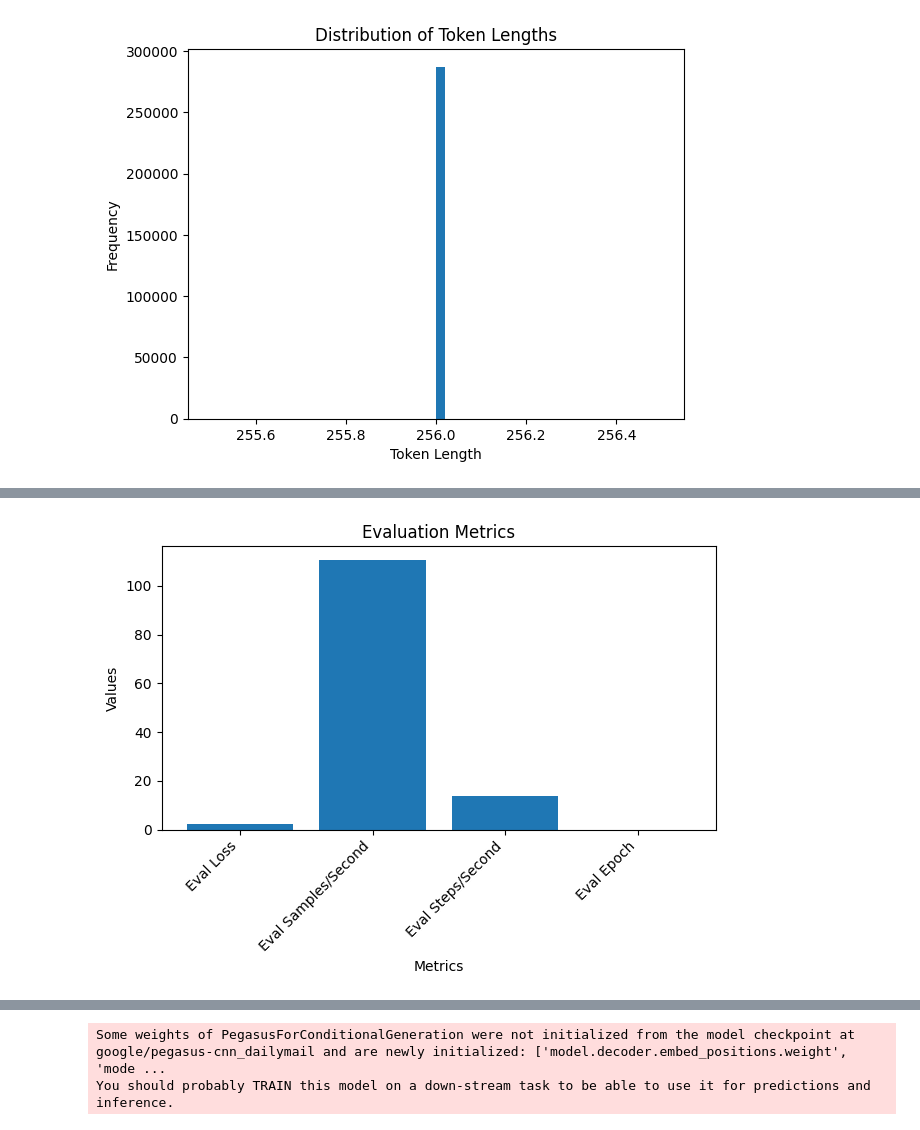
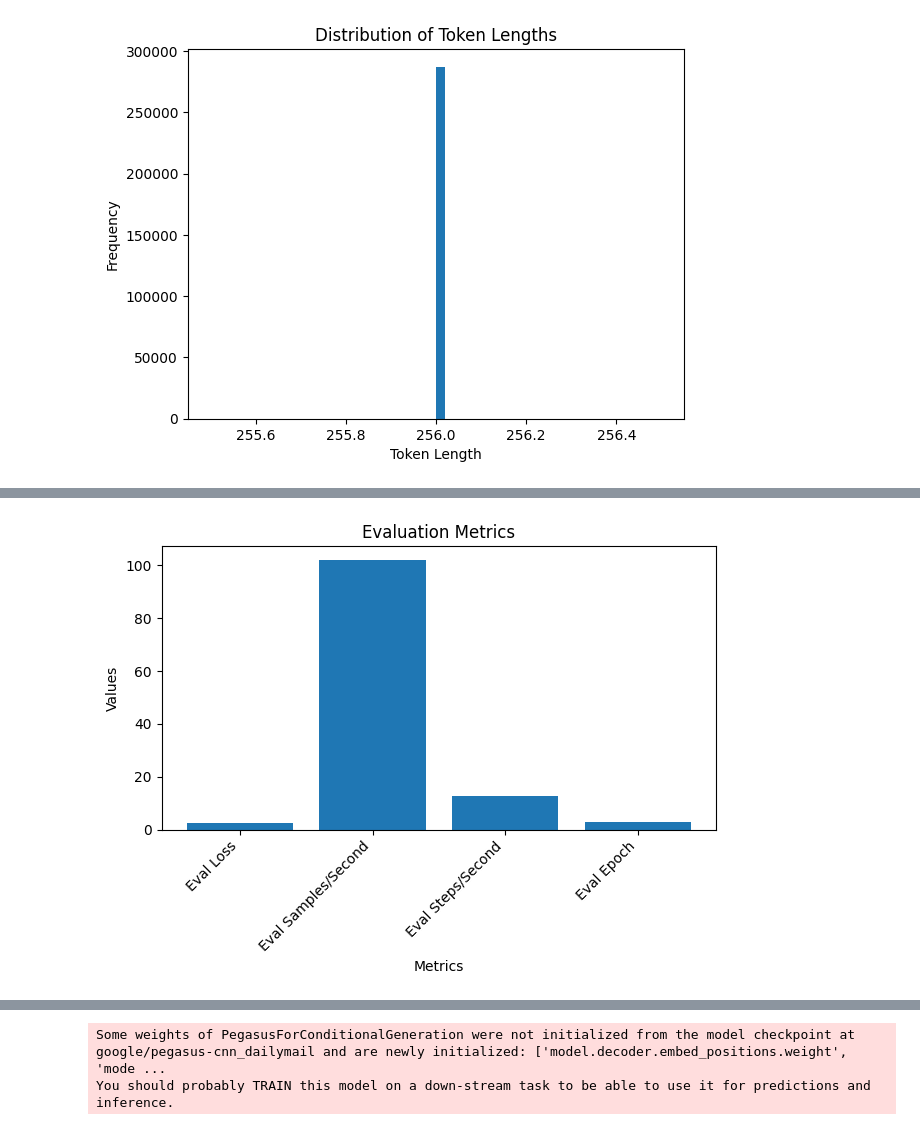
Before and after one commit to khp53/EssenceExtract---Summarize-a-long-article-using-BART, a Jupyter notebook: EssenceExtract_Summarize_a_long_article_using_BART.ipynb, the cells around one changed output, grey strips where cells are left out. Cells and saved outputs as stored; diff of their text form; code cells hidden in the pictures.

Commit message:
completed and exported pickled model

```diff
--- a/EssenceExtract_Summarize_a_long_article_using_BART.ipynb
+++ b/EssenceExtract_Summarize_a_long_article_using_BART.ipynb
@@ -297,7 +273,7 @@ model = BartForConditionalGeneration.from_pretrained('facebook/bart-large-cnn')
 # Define training arguments
 training_args = TrainingArguments(
     output_dir='./results',          # output directory for model checkpoints
-    num_train_epochs=1,              # total number of training epochs - model hyperparameter
+    num_train_epochs=3,              # total number of training epochs - model hyperparameter
     per_device_train_batch_size=8,   # batch size per device during training - model hyperparameter
     per_device_eval_batch_size=8,    # batch size for evaluation - model hyperparameter
     fp16=True,                       # use mixed precision training - model hyperparameter
@@ -367,20 +353,20 @@ plt.show()
 # %%
 data = {'Eval Loss': test_results.get('eval_loss', 0.0),
         'Eval Samples/Second': test_results.get('eval_samples_per_second', 0.0),
         'Eval Steps/Second': test_results.get('eval_steps_per_second', 0.0),
-        'Eval Epoch': test_results.get('eval_epoch', 0.0)}
+        'Eval Epoch': test_results.get('epoch', 0.0)}
 
 metrics = list(data.keys())
 values = list(data.values())
 
 plt.bar(metrics, values)
 plt.xlabel('Metrics')
 plt.ylabel('Values')
 plt.title('Evaluation Metrics')
 plt.xticks(rotation=45, ha='right')  # Rotate x-axis labels for readability
 plt.tight_layout()  # Adjust layout to prevent labels from overlapping
 plt.show()
 # %% [output]
-[figure, old version]
+[figure, new version]
 # %%
 # Load the trained model and tokenizer
```
Also changed, not shown: parts of 22 cells of this notebook.
